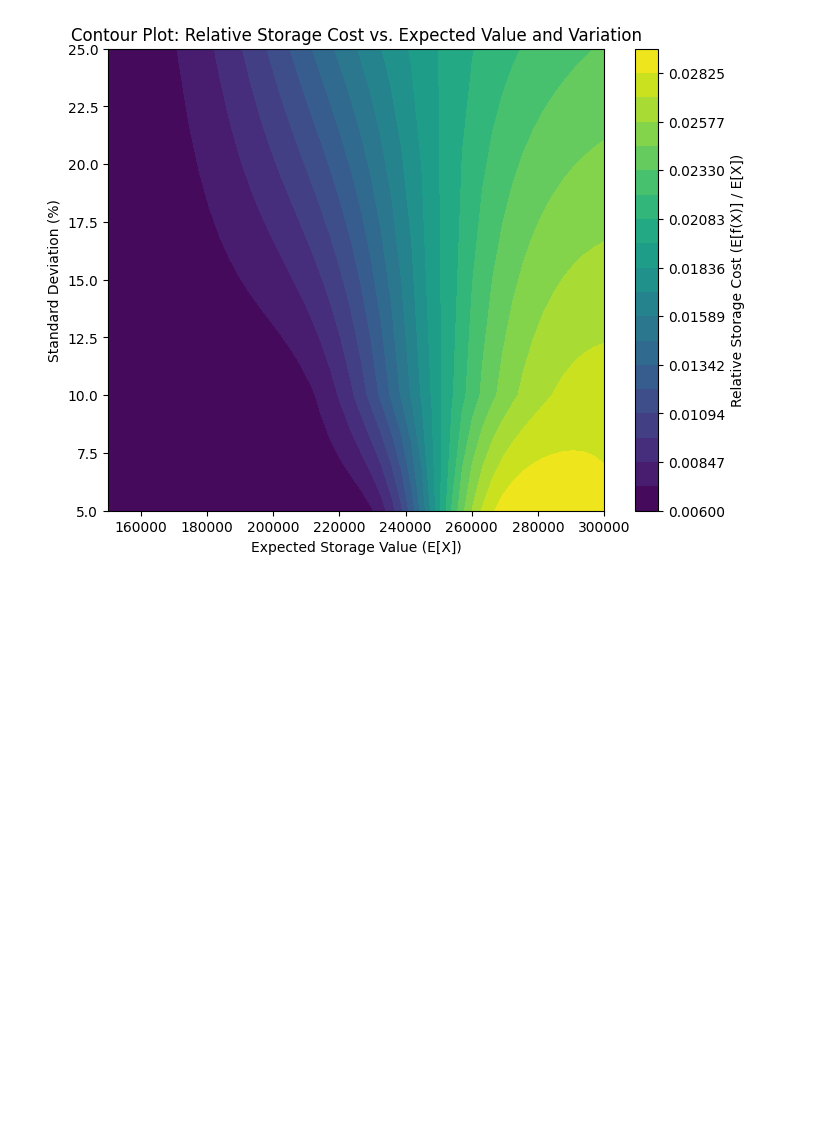
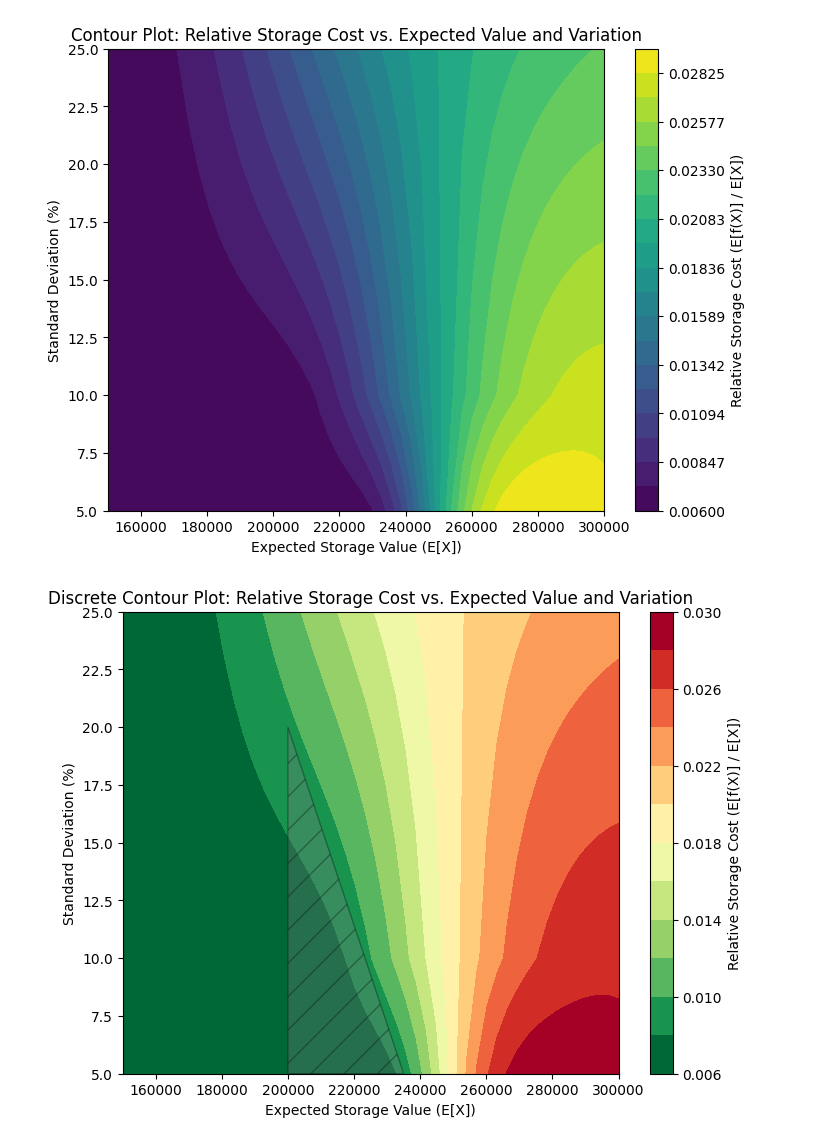
Before and after one commit to buecktobias/ibsys2SCM, a Jupyter notebook: analysis/planning_analysis_visualization.ipynb, the cells around one changed output. Drawn from its saved outputs; the diff is of its cells as text; code cells hidden in the pictures; blank space fills up the shorter version.

```diff
--- a/analysis/planning_analysis_visualization.ipynb
+++ b/analysis/planning_analysis_visualization.ipynb
@@ -157,3 +162,75 @@ ax.set_title("Contour Plot: Relative Storage Cost vs. Expected Value and Variati
 plt.show()
 # %% [output]
 [figure]
+# %%
+import numpy as np
+import matplotlib.pyplot as plt
+from scipy.stats import norm
+from matplotlib.patches import Polygon
+
+# 1) SETUP
+expected_values = np.linspace(150e3, 300e3, 50)  # Expected storage values
+sd_percentages = np.array([0.05, 0.10, 0.25])    # Standard deviations (as % of E[X])
+threshold = 250000                              # Threshold value for storage cost
+
+# Create meshgrid for expected values (X-axis) and SD percentages (Y-axis)
+E_mesh, sd_pct_mesh = np.meshgrid(expected_values, sd_percentages)
+
+# 2) CALCULATE EXPECTED STORAGE COSTS FOR EACH POINT
+storage_costs_mesh = np.zeros_like(E_mesh)
+for i in range(E_mesh.shape[0]):
+    for j in range(E_mesh.shape[1]):
+        e = E_mesh[i, j]
+        sd = e * sd_pct_mesh[i, j]  # Standard deviation
+        z = (threshold - e) / sd    # z-score
+        Phi_z = norm.cdf(z)         # Probability of X < threshold
+        one_minus_Phi_z = 1 - Phi_z
+        phi_z = norm.pdf(z)
+
+        # Avoid division by zero
+        E_X_below = e - sd * (phi_z / Phi_z) if Phi_z > 0 else e
+        E_X_above = e + sd * (phi_z / one_minus_Phi_z) if one_minus_Phi_z > 0 else e
+
+        # Expected storage cost
+        storage_costs_mesh[i, j] = (
+                0.006 * E_X_below * Phi_z
+                + (5000 + 0.012 * E_X_above) * one_minus_Phi_z
+        )
+
+# 3) RELATIVE STORAGE COST = s(x) / x
+relative_cost_mesh = storage_costs_mesh / E_mesh
+
+# 4) DEFINE DISCRETE LEVELS FOR THE CONTOUR
+levels = [
+    0.006, 0.008, 0.010, 0.012, 0.014,
+    0.016, 0.018, 0.020, 0.022, 0.024,
+    0.026, 0.028, 0.030
+]
+
+# 5) CREATE A DISCRETE COLORMAP (GREEN → YELLOW → RED), WITH EXTENDED BOUNDS
+cmap = plt.get_cmap("RdYlGn_r", len(levels) - 1)
+
+# 6) PLOT THE CONTOUR WITH FEWER, DISCRETE COLORS
+fig, ax = plt.subplots(figsize=(8, 6))
+contour = ax.contourf(
+        E_mesh,
+        sd_pct_mesh * 100,
+        relative_cost_mesh,
+        levels=levels,
+        cmap=cmap,
+)
+triangle_coords = [(200000, 5), (200000, 20), (235000, 5)]
+triangle = Polygon(triangle_coords, facecolor="gray", alpha=0.3,
+                   edgecolor="black", label="Optimal Area", rasterized=True, hatch="/")
+ax.add_patch(triangle)
+# 7) COLOR BAR & LABELS
+cbar = fig.colorbar(contour, ax=ax)
+cbar.set_label("Relative Storage Cost (E[f(X)] / E[X])")
+ax.set_xlabel("Expected Storage Value (E[X])")
+ax.set_ylabel("Standard Deviation (%)")
+ax.set_title("Discrete Contour Plot: Relative Storage Cost vs. Expected Value and Variation")
+plt.savefig("../docs/images/color_map_standard_deviation_expected_optimal.png", format="png")
+
+plt.show()
+# %% [output]
+[figure, added]
```
Also changed, not shown: parts of 3 cells of this notebook, 9 other files.
